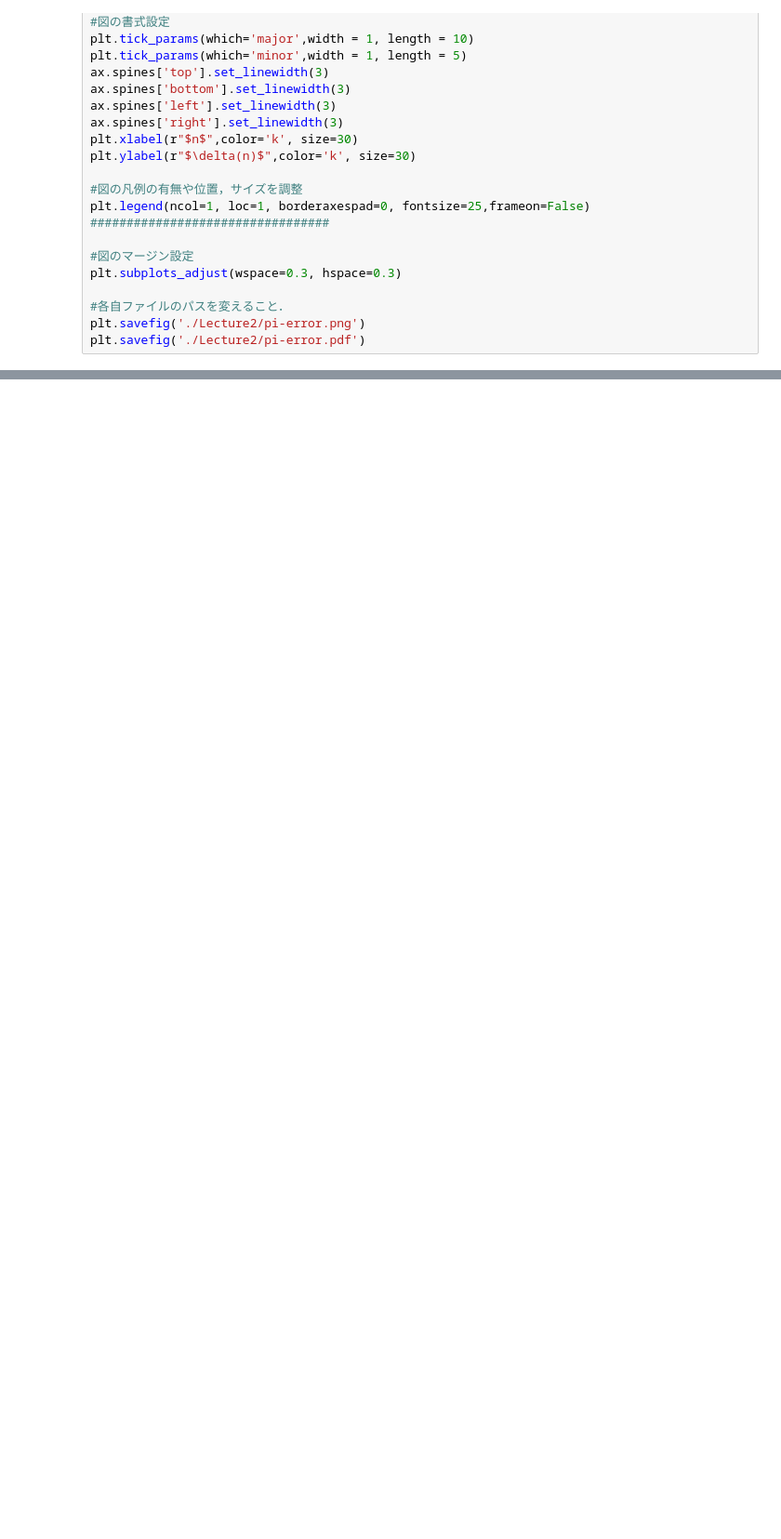
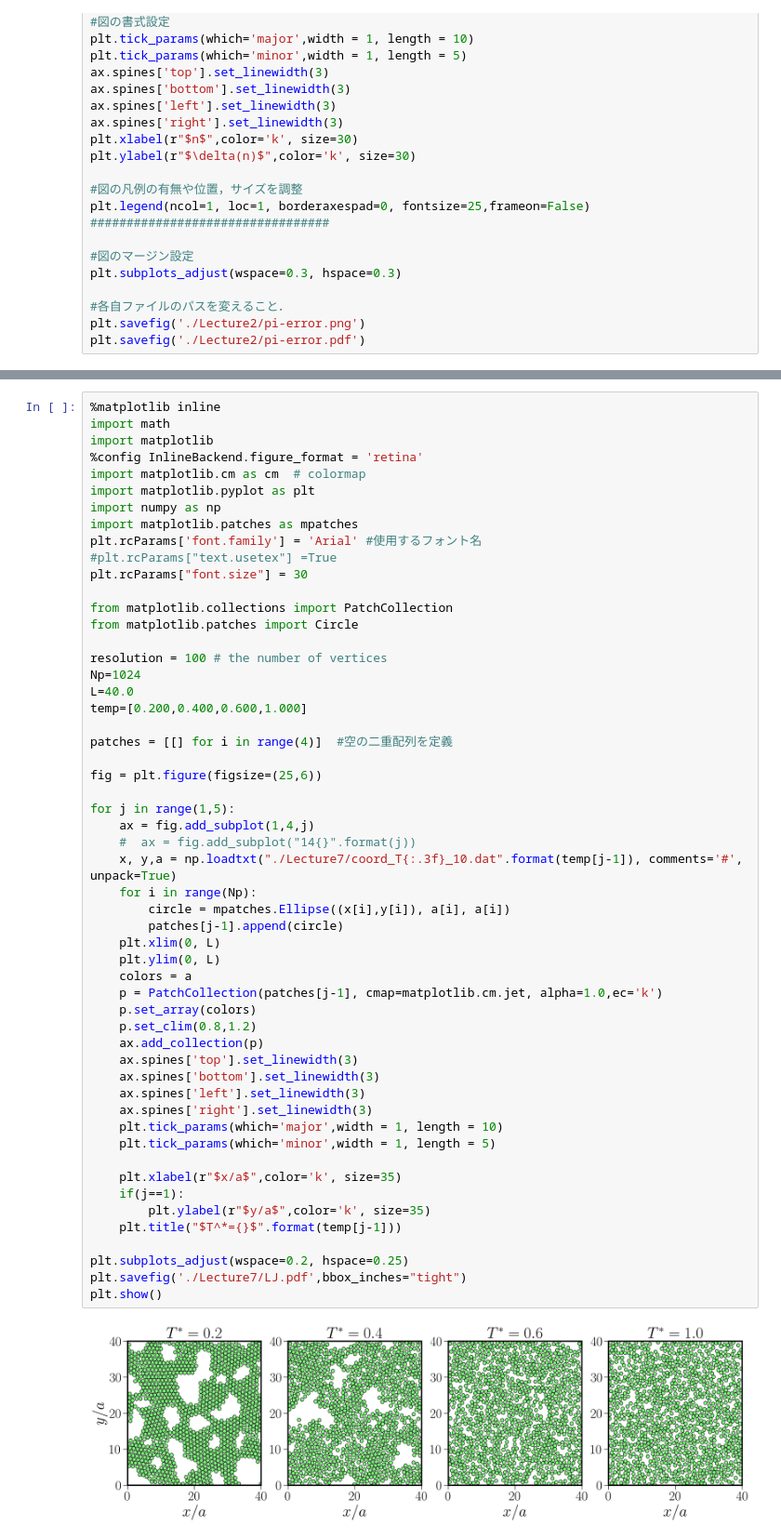
Before and after one commit to TakeshiKawasaki/2023-simulation-training, a Jupyter notebook: 2023_simulation.ipynb, the cells around one changed output, grey strips where cells are left out. Shown at 93% size. Cells and saved outputs as stored; diff of their text form; blank space fills up the shorter version.

```diff
--- a/2023_simulation.ipynb
+++ b/2023_simulation.ipynb
@@ -455,0 +493,56 @@ plt.show()
+# %%
+%matplotlib inline
+import math
+import matplotlib
+%config InlineBackend.figure_format = 'retina'
+import matplotlib.cm as cm  # colormap
+import matplotlib.pyplot as plt
+import numpy as np
+import matplotlib.patches as mpatches
+plt.rcParams['font.family'] = 'Arial' #使用するフォント名
+#plt.rcParams["text.usetex"] =True
+plt.rcParams["font.size"] = 30
+
+from matplotlib.collections import PatchCollection
+from matplotlib.patches import Circle
+
+resolution = 100 # the number of vertices
+Np=1024
+L=40.0
+temp=[0.200,0.400,0.600,1.000]
+
+patches = [[] for i in range(4)]  #空の二重配列を定義
+
+fig = plt.figure(figsize=(25,6))
+
+for j in range(1,5):
+    ax = fig.add_subplot(1,4,j)
+    #  ax = fig.add_subplot("14{}".format(j))
+    x, y,a = np.loadtxt("./Lecture7/coord_T{:.3f}_10.dat".format(temp[j-1]), comments='#', unpack=True)
+    for i in range(Np):
+        circle = mpatches.Ellipse((x[i],y[i]), a[i], a[i])
+        patches[j-1].append(circle)
+    plt.xlim(0, L)
+    plt.ylim(0, L)
+    colors = a
+    p = PatchCollection(patches[j-1], cmap=matplotlib.cm.jet, alpha=1.0,ec='k')
+    p.set_array(colors)
+    p.set_clim(0.8,1.2)
+    ax.add_collection(p)
+    ax.spines['top'].set_linewidth(3)
+    ax.spines['bottom'].set_linewidth(3)
+    ax.spines['left'].set_linewidth(3)
+    ax.spines['right'].set_linewidth(3)
+    plt.tick_params(which='major',width = 1, length = 10)
+    plt.tick_params(which='minor',width = 1, length = 5)
+
+    plt.xlabel(r"$x/a$",color='k', size=35)
+    if(j==1):
+        plt.ylabel(r"$y/a$",color='k', size=35)
+    plt.title("$T^*={}$".format(temp[j-1]))
+
+plt.subplots_adjust(wspace=0.2, hspace=0.25)
+plt.savefig('./Lecture7/LJ.pdf',bbox_inches="tight")
+plt.show()
+# %% [output]
+[figure, added]
```
Also changed, not shown: parts of 6 cells of this notebook.
